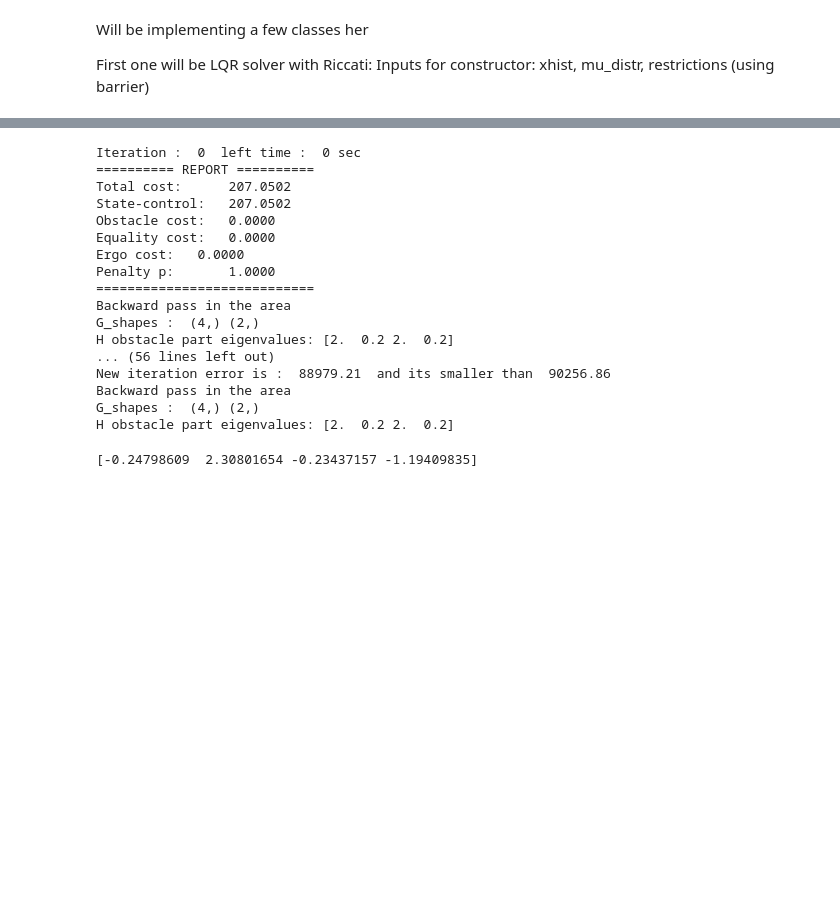
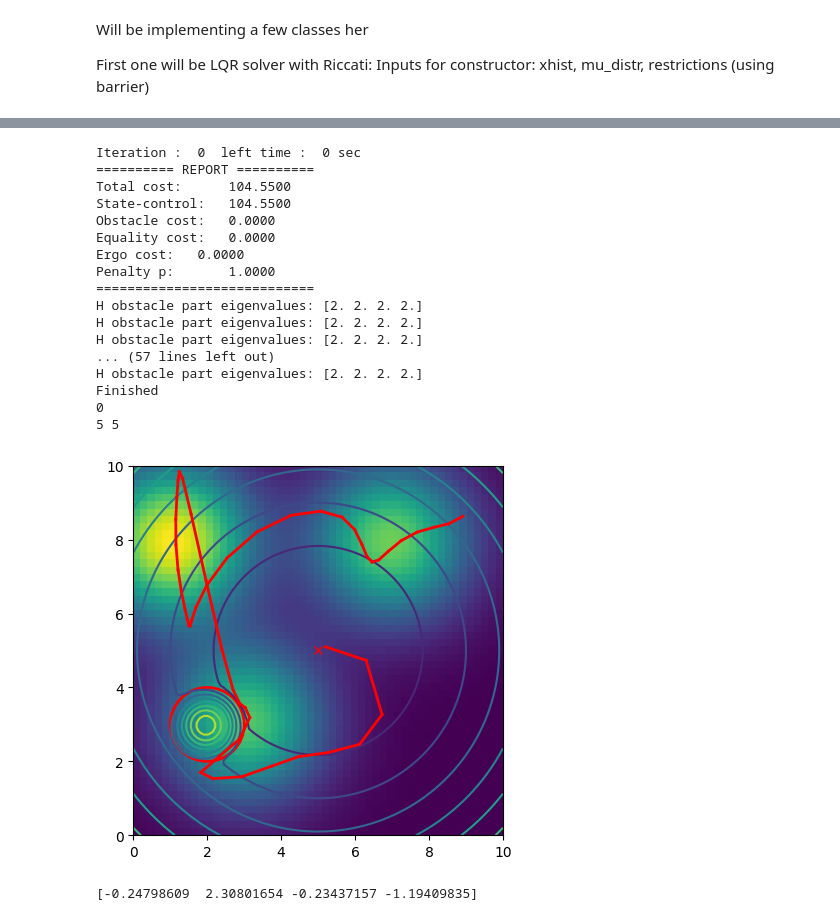
Before and after one commit to Asanaly/OptimalControls, a Jupyter notebook: iLQR_with_constrains_obstacles.ipynb, the cells around one changed output, grey strips where cells are left out. Saved outputs shown, nothing was run; the diff lists cells and outputs as text; code cells hidden in the pictures; blank space fills up the shorter version.

```diff
--- a/iLQR_with_constrains_obstacles.ipynb
+++ b/iLQR_with_constrains_obstacles.ipynb
@@ -629,27 +600,28 @@ Done
 # %%
 # Rollout
-xhist, uhist = iLQR_inst.rollout_i(3, False)
+xhist, uhist = iLQR_inst.rollout_i(5, False)
 iLQR_inst.visualize_field()
 
 # Increase target price to center?
 # %% [output]
 Iteration :  0  left time :  0 sec
 ========== REPORT ==========
-Total cost:      207.0502
-State-control:   207.0502
+Total cost:      104.5500
+State-control:   104.5500
 Obstacle cost:   0.0000
 Equality cost:   0.0000
 Ergo cost:   0.0000
 Penalty p:       1.0000
 ============================
-Backward pass in the area
-G_shapes :  (4,) (2,)
-H obstacle part eigenvalues: [2.  0.2 2.  0.2]
-... (56 lines left out)
-New iteration error is :  88979.21  and its smaller than  90256.86
-Backward pass in the area
-G_shapes :  (4,) (2,)
-H obstacle part eigenvalues: [2.  0.2 2.  0.2]
+H obstacle part eigenvalues: [2. 2. 2. 2.]
+H obstacle part eigenvalues: [2. 2. 2. 2.]
+H obstacle part eigenvalues: [2. 2. 2. 2.]
+... (57 lines left out)
+H obstacle part eigenvalues: [2. 2. 2. 2.]
+Finished
+0
+5 5
+[figure, added]
 # %%
 #x_test =  jnp.array([[5.5], [5.5], [0], [0]])
 iLQR_inst.constrains_error(x_test)
```
Also changed, not shown: parts of 3 cells of this notebook.
